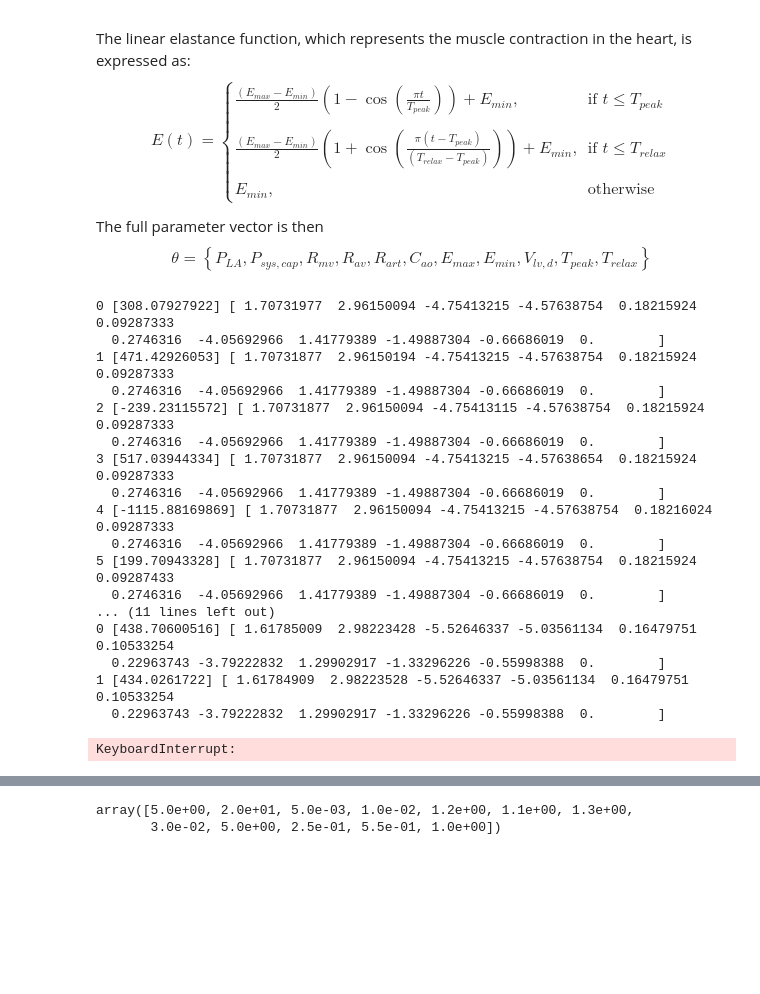
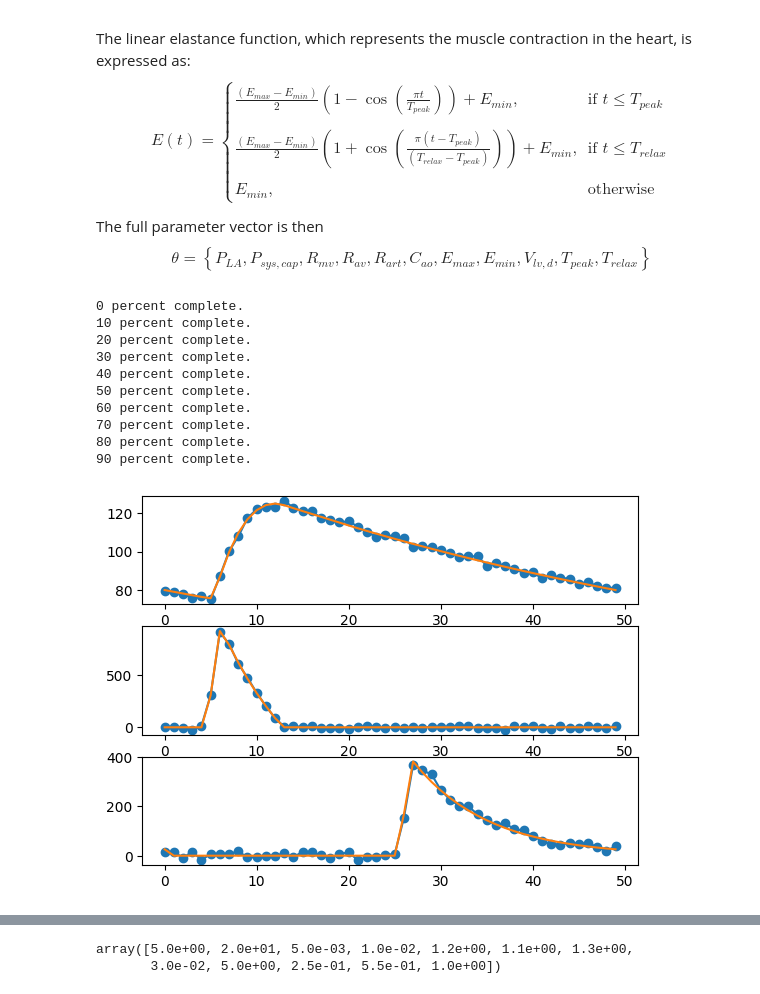
Before and after one commit to mjcolebank/ICERM_UQ_Cardiovascular_2025, a Jupyter notebook: Python/ActSubspace_CV_Model.ipynb, the cells around one changed output, grey strips where cells are left out. Drawn from its saved outputs; the diff is of its cells as text; code cells hidden in the pictures; blank space fills up the shorter version.

```diff
--- a/Python/ActSubspace_CV_Model.ipynb
+++ b/Python/ActSubspace_CV_Model.ipynb
@@ -272,7 +272,7 @@ param_names = ['P LA', 'P SysCap', 'Rmv', 'Rav', 'Rart', 'Cao', 'Emax', 'Emin',
 # Get initial conditions and parameters
 IC, param = get_CV_parameters()
 T = param[11]  # Zero-based index for Python
-param = np.log(param)
+# param = np.log(param)
 # Define time space
 tstart = 0
 tend = 20 * T  # 30 cycles
@@ -284,12 +284,12 @@ param_base = param.copy()
 output = call_CV_model(IC, param, tspace)
 pao_data = output['pao']+ np.random.normal(0, 1, size=50)
 qav_data = output['qav']+ np.random.normal(0, 10, size=50)
-qmv_data = output['qav']+ np.random.normal(0, 10, size=50)
+qmv_data = output['qmv']+ np.random.normal(0, 10, size=50)
 
 data = {'pao': pao_data, 'qav': qav_data, 'qmv': qmv_data}
 
 
-outflag=4
+outflag=2
 # Define active subspace function
 def act_subspace_f(q):
     output = call_CV_model(IC, q, tspace)
@@ -299,7 +299,7 @@ def act_subspace_f(q):
     elif outflag == 2:  # systolic Ao pressure
         return np.max(output['pao'])
     elif outflag == 3:  # diastolic Ao pressure
-        return np.min(output['pao'])
+        return np.sum(output['pao']**2)
     elif outflag == 4:  # residual function
         res1 = (data['pao'] - output['pao']) / np.max(data['pao'])
         res2 = (data['qav'] - output['qav']) / np.max(data['qav'])
@@ -315,29 +315,33 @@ LB = param * 0.8
 M = 100
 Ny = 1
 CS_flag = 0  # Use complex step; otherwise, centered finite difference
-parallel_flag = 1
 
 # Run active subspace algorithm
-G_f, Lambda, W, act_scores = ActiveSubspace_SVD_Algorithm(act_subspace_f, UB, LB, M, Ny, CS_flag, param_ids, param_base,parallel_flag)
+G_f, Lambda, W, act_scores = ActiveSubspace_SVD_Algorithm(act_subspace_f, UB, LB, M, Ny, CS_flag, param_ids, param_base)
 # %% [output]
-0 [308.07927922] [ 1.70731977  2.96150094 -4.75413215 -4.57638754  0.18215924  0.09287333
-  0.2746316  -4.05692966  1.41779389 -1.49887304 -0.66686019  0.        ]
-1 [471.42926053] [ 1.70731877  2.96150194 -4.75413215 -4.57638754  0.18215924  0.09287333
-  0.2746316  -4.05692966  1.41779389 -1.49887304 -0.66686019  0.        ]
-2 [-239.23115572] [ 1.70731877  2.96150094 -4.75413115 -4.57638754  0.18215924  0.09287333
-  0.2746316  -4.05692966  1.41779389 -1.49887304 -0.66686019  0.        ]
-3 [517.03944334] [ 1.70731877  2.96150094 -4.75413215 -4.57638654  0.18215924  0.09287333
-  0.2746316  -4.05692966  1.41779389 -1.49887304 -0.66686019  0.        ]
-4 [-1115.88169869] [ 1.70731877  2.96150094 -4.75413215 -4.57638754  0.18216024  0.09287333
-  0.2746316  -4.05692966  1.41779389 -1.49887304 -0.66686019  0.        ]
-5 [199.70943328] [ 1.70731877  2.96150094 -4.75413215 -4.57638754  0.18215924  0.09287433
-  0.2746316  -4.05692966  1.41779389 -1.49887304 -0.66686019  0.        ]
-... (11 lines left out)
-0 [438.70600516] [ 1.61785009  2.98223428 -5.52646337 -5.03561134  0.16479751  0.10533254
-  0.22963743 -3.79222832  1.29902917 -1.33296226 -0.55998388  0.        ]
-1 [434.0261722] [ 1.61784909  2.98223528 -5.52646337 -5.03561134  0.16479751  0.10533254
-  0.22963743 -3.79222832  1.29902917 -1.33296226 -0.55998388  0.        ]
+0 percent complete.
+10 percent complete.
+20 percent complete.
+30 percent complete.
+40 percent complete.
+50 percent complete.
+60 percent complete.
+70 percent complete.
+80 percent complete.
+90 percent complete.
-KeyboardInterrupt:
+# %%
+plt.subplot(311)
+plt.plot(data['pao'],marker='o')
+plt.plot(output['pao'])
+plt.subplot(312)
+plt.plot(data['qav'],marker='o')
+plt.plot(output['qav'])
+plt.subplot(313)
+plt.plot(data['qmv'],marker='o')
+plt.plot(output['qmv'])
+plt.show()
+# %% [output]
+[figure, added]
 # %%
 # Plot results
 fig, axs = plt.subplots(1, 2, figsize=(12, 6))
```
Also changed, not shown: parts of 4 cells of this notebook, 1 other file.
